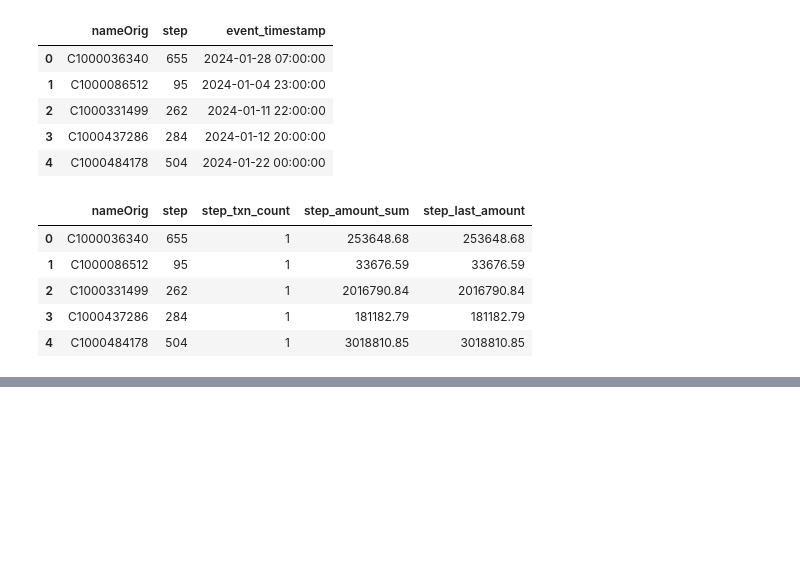
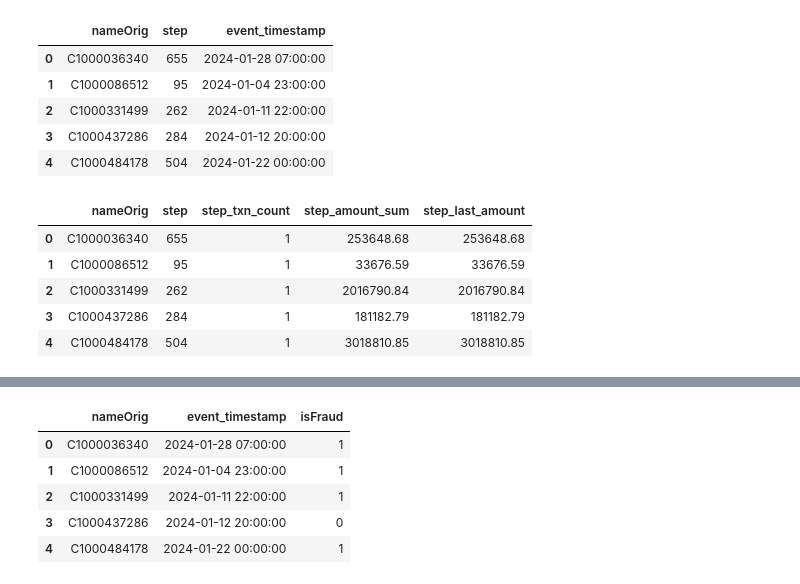
Before and after one commit to ZarifaMusayeva/Build-and-Query-a-Feature-Store-for-ML-Training-and-Serving, a Jupyter notebook: notebooks/feature_engineering.ipynb, the cells around one changed output, grey strips where cells are left out. Saved outputs shown, nothing was run; the diff lists cells and outputs as text; code cells hidden in the pictures; blank space fills up the shorter version.

```diff
--- a/notebooks/feature_engineering.ipynb
+++ b/notebooks/feature_engineering.ipynb
@@ -178,0 +215,11 @@ subset.head()
+# %%
+entity_df = subset[['nameOrig', 'event_timestamp', 'isFraud']].copy()
+entity_df.to_parquet(os.path.join(DATA_DIR,'entity_df.parquet'),index = False)
+entity_df.head()
+# %% [output]
+|  | nameOrig | event_timestamp | isFraud |
+| 0 | C1000036340 | 2024-01-28 07:00:00 | 1 |
+| 1 | C1000086512 | 2024-01-04 23:00:00 | 1 |
+| 2 | C1000331499 | 2024-01-11 22:00:00 | 1 |
+| 3 | C1000437286 | 2024-01-12 20:00:00 | 0 |
+| 4 | C1000484178 | 2024-01-22 00:00:00 | 1 |
```
Also changed, not shown: parts of 9 cells of this notebook, 2 other files.
